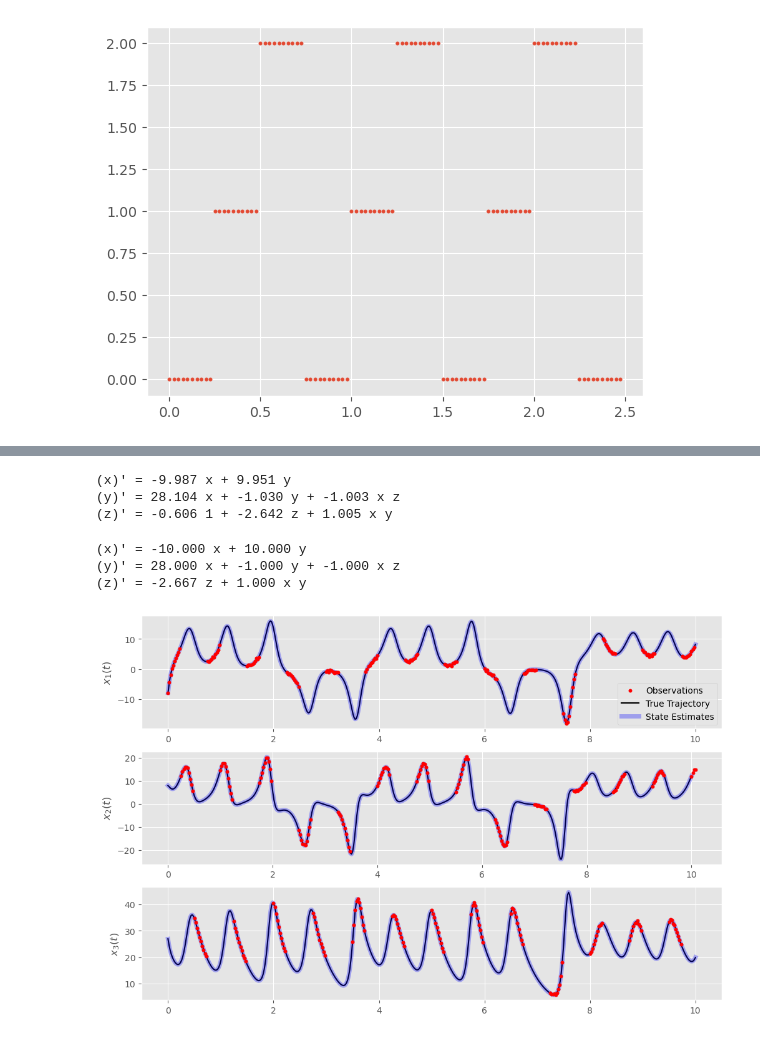
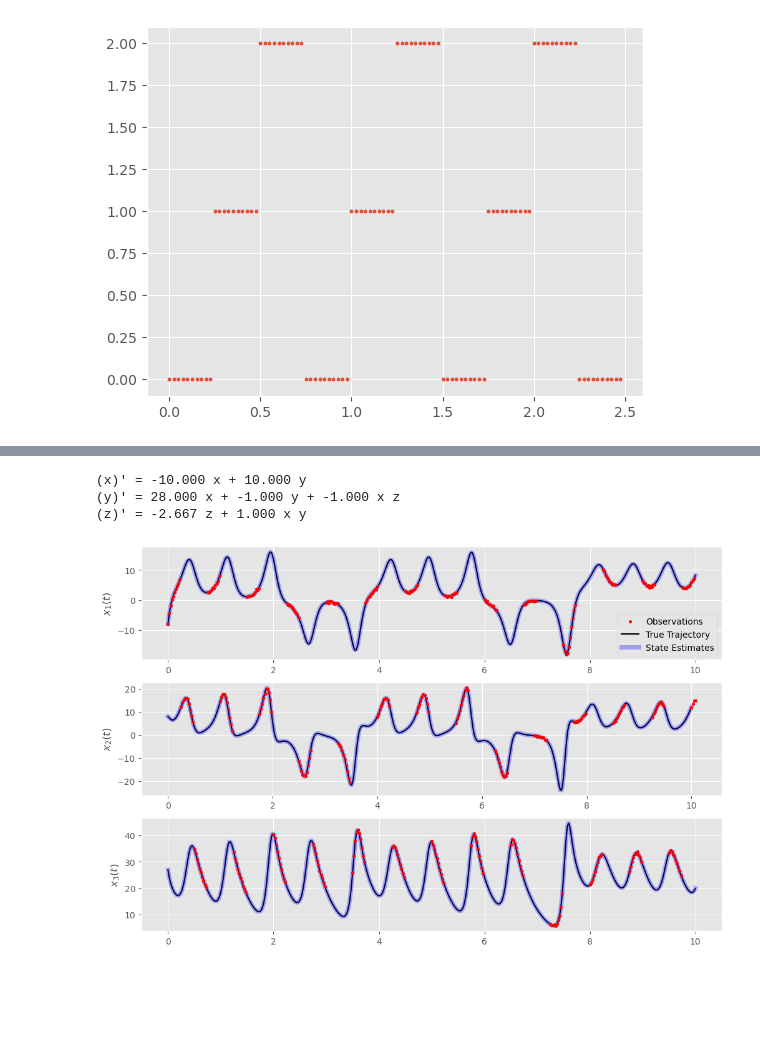
Before and after one commit to AHsu98/jsindy, a Jupyter notebook: paper-examples/partial-obs/lorenz-streams.ipynb, the cells around one changed output, grey strips where cells are left out. Saved outputs shown, nothing was run; the diff lists cells and outputs as text; code cells hidden in the pictures; blank space fills up the shorter version.

```diff
--- a/paper-examples/partial-obs/lorenz-streams.ipynb
+++ b/paper-examples/partial-obs/lorenz-streams.ipynb
@@ -176,9 +178,3 @@ Line search Failed
-# %%
-model.print()
-# %% [output]
-(x)' = -9.987 x + 9.951 y
-(y)' = 28.104 x + -1.030 y + -1.003 x z
-(z)' = -0.606 1 + -2.642 z + 1.005 x y
 # %%
 expdata.print()
 # %% [output]
@@ -188,16 +184,18 @@ expdata.print()
 # %%
 t_grid = jnp.linspace(0,10,500)
 state_preds = model.predict_state(t_grid)
 true_states = jax.vmap(expdata.system_sol.evaluate)(t_grid)
 plt.figure(figsize=(12,8))
 for dim in range(3):
 	plt.subplot(3,1,dim+1)
 	obs_index = jnp.where(jnp.argmax(measurement_vecs,axis=1) == dim)
-	plt.scatter(t_train[obs_index],y_obs[obs_index],label = 'Observations',s = 14,zorder = 10,c='red')
+	plt.scatter(t_train[obs_index],y_obs[obs_index],label = 'Observations',s = 10,zorder = 10,c='red')
 	plt.plot(t_grid,true_states[:,dim],label = 'True Trajectory',c='black')
 	plt.plot(t_grid,state_preds[:,dim],label = 'State Estimates',c ='blue',alpha = 0.3,lw = 5)
 	if dim ==0:
 		plt.legend()
 	plt.ylabel(f"$x_{dim+1}(t)$")
+plt.savefig("figures/stream10.pdf")
+plt.savefig("figures/stream10.png")
 # %% [output]
-[figure, old version]
+[figure, new version]
```
Also changed, not shown: parts of 1 cell of this notebook, 6 other files.
